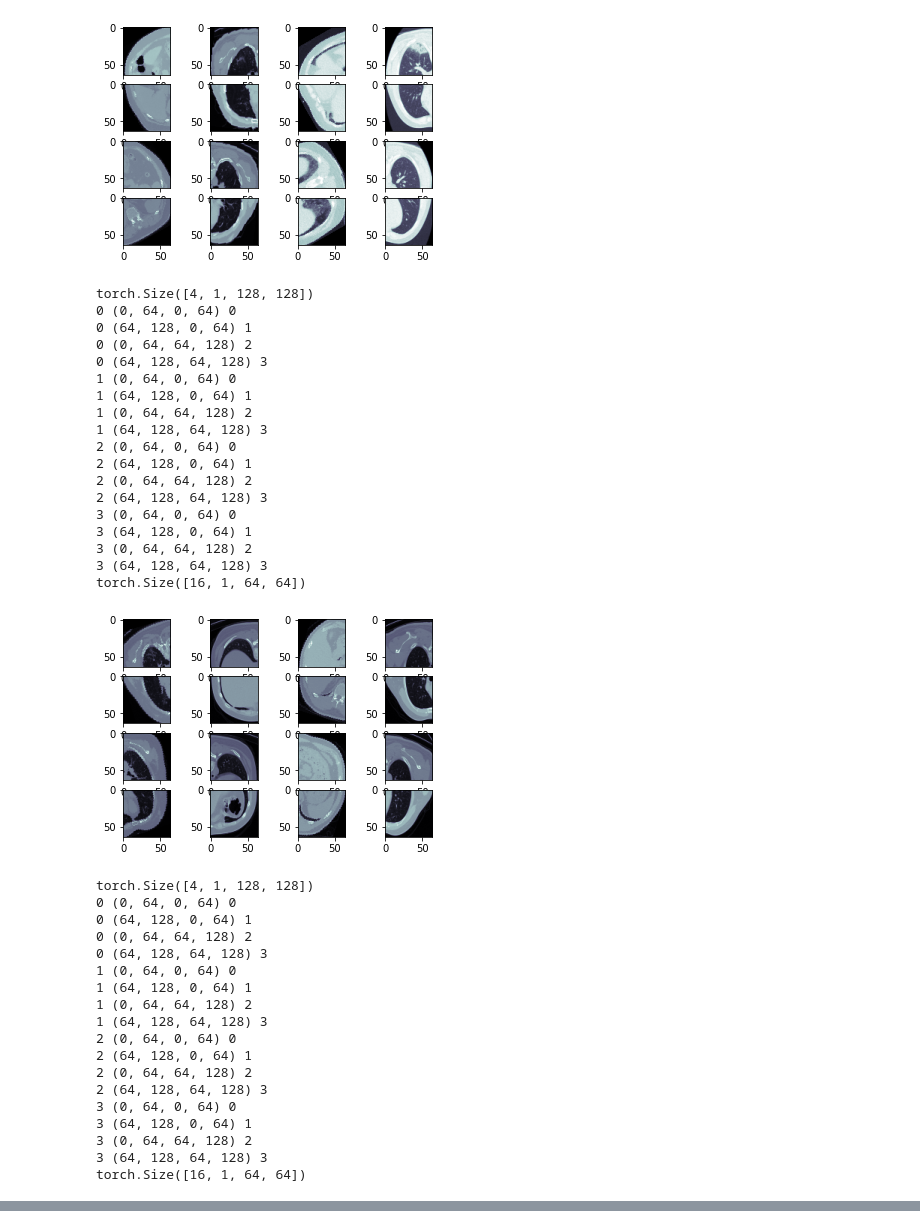
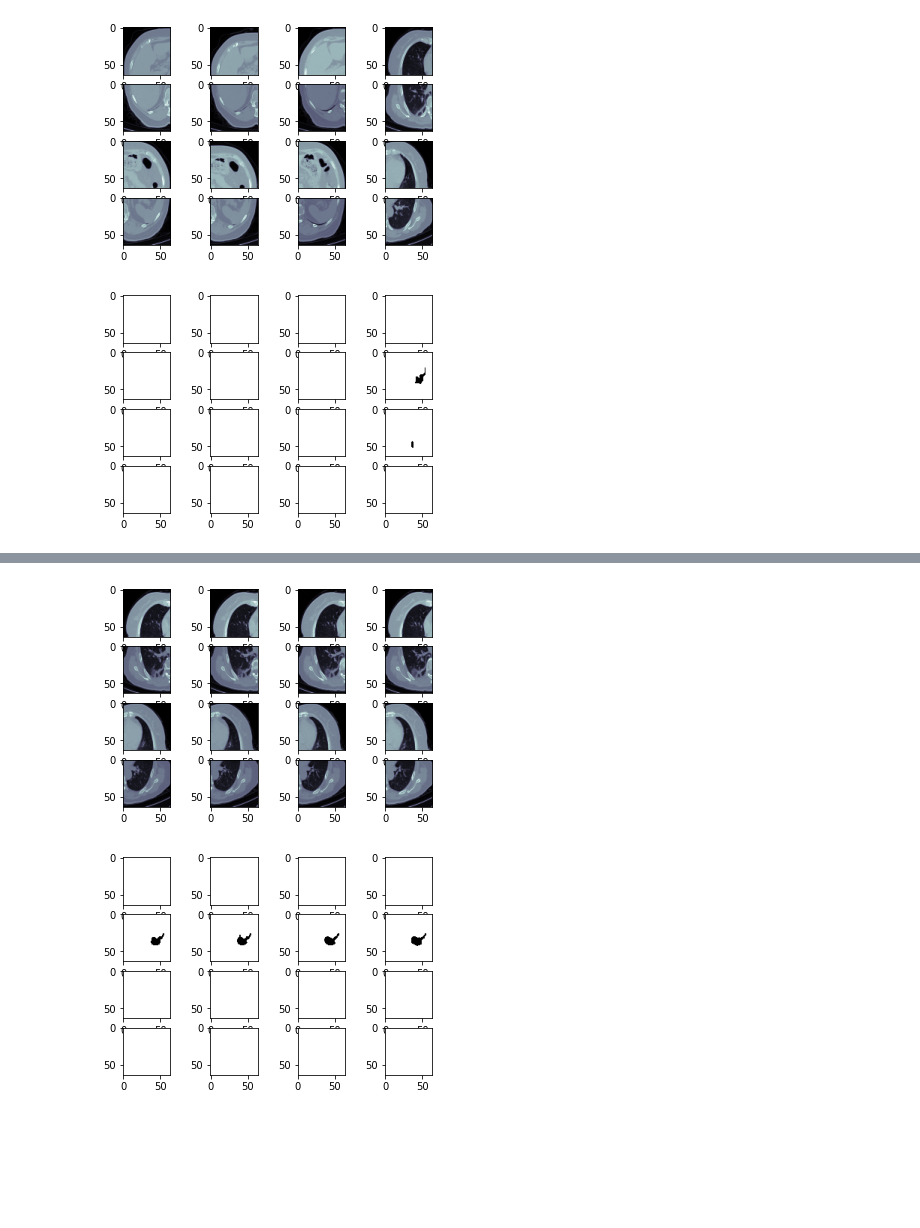
Before and after one commit to bbrillhart19/covid-ct-detection, a Jupyter notebook: patching.ipynb, the cells around one changed output, grey strips where cells are left out. Cells and saved outputs as stored; diff of their text form; code cells hidden in the pictures; blank space fills up the shorter version.

```diff
--- a/patching.ipynb
+++ b/patching.ipynb
@@ -3,14 +3,15 @@ from data import *
 from matplotlib import pyplot as plt
 %matplotlib inline
 # %%
-test_transform = T.Compose([
-    ToTensor(),
-    RandomVerticalFlip(0.4),
-    RandomHorizontalFlip(0.4),
-    RandomRot90(0.2),
-    RandomRotate(0.3, 30)
-])
-test_dataset = CTSliceDataset('train', 128, transform=test_transform)
-test_dataloader = DataLoader(test_dataset, batch_size=4, shuffle=True, num_workers=1)
+# test_transform = T.Compose([
+#     ToTensor(),
+#     RandomVerticalFlip(0.4),
+#     RandomHorizontalFlip(0.4),
+#     RandomRot90(0.2),
+#     RandomRotate(0.3, 30)
+# ])
+test_transform = T.Compose([ToTensor()])
+test_dataset = CTSliceDataset('val', 128, transform=test_transform)
+test_dataloader = DataLoader(test_dataset, batch_size=4, shuffle=False, num_workers=1)
 # %%
 def patch(x, patch_factor):
@@ -37,12 +36,17 @@ def patch(x, patch_factor):
 patch_factor = 2
 for i, x in enumerate(test_dataloader):
     ct_image = x['ct_scan']
+    inf_mask = x['inf']
     ct_image_patched = patch(ct_image, patch_factor)
-    print(ct_image_patched.shape)
+    inf_mask_patched = patch(inf_mask, patch_factor)
     fig, axes = plt.subplots(ct_image.shape[0],patch_factor**2)
     for j, ax in enumerate(axes.flatten()):
         ax.imshow(ct_image_patched[j,0],cmap='bone')
     plt.show()
+    fig, axes = plt.subplots(inf_mask.shape[0],patch_factor**2)
+    for j, ax in enumerate(axes.flatten()):
+        ax.imshow(inf_mask_patched[j,0],cmap='binary')
+    plt.show()
     if i > 2:
         break
 # %% [output]
@@ -67,38 +53,2 @@ torch.Size([16, 1, 64, 64])
-[figure, old version]
+[figure, new version]
-torch.Size([4, 1, 128, 128])
-0 (0, 64, 0, 64) 0
-0 (64, 128, 0, 64) 1
-0 (0, 64, 64, 128) 2
-0 (64, 128, 64, 128) 3
-1 (0, 64, 0, 64) 0
-1 (64, 128, 0, 64) 1
-1 (0, 64, 64, 128) 2
-1 (64, 128, 64, 128) 3
-2 (0, 64, 0, 64) 0
-2 (64, 128, 0, 64) 1
-2 (0, 64, 64, 128) 2
-2 (64, 128, 64, 128) 3
-3 (0, 64, 0, 64) 0
-3 (64, 128, 0, 64) 1
-3 (0, 64, 64, 128) 2
-3 (64, 128, 64, 128) 3
-torch.Size([16, 1, 64, 64])
-[figure, old version]
+[figure, new version]
-torch.Size([4, 1, 128, 128])
-0 (0, 64, 0, 64) 0
-0 (64, 128, 0, 64) 1
-0 (0, 64, 64, 128) 2
-0 (64, 128, 64, 128) 3
-1 (0, 64, 0, 64) 0
-1 (64, 128, 0, 64) 1
-1 (0, 64, 64, 128) 2
-1 (64, 128, 64, 128) 3
-2 (0, 64, 0, 64) 0
-2 (64, 128, 0, 64) 1
-2 (0, 64, 64, 128) 2
-2 (64, 128, 64, 128) 3
-3 (0, 64, 0, 64) 0
-3 (64, 128, 0, 64) 1
-3 (0, 64, 64, 128) 2
-3 (64, 128, 64, 128) 3
-torch.Size([16, 1, 64, 64])
@@ -124,0 +57,2 @@ torch.Size([16, 1, 64, 64])
+[figure, added]
+[figure, added]
```
Also changed, not shown: parts of 2 cells of this notebook, 2 other files.
